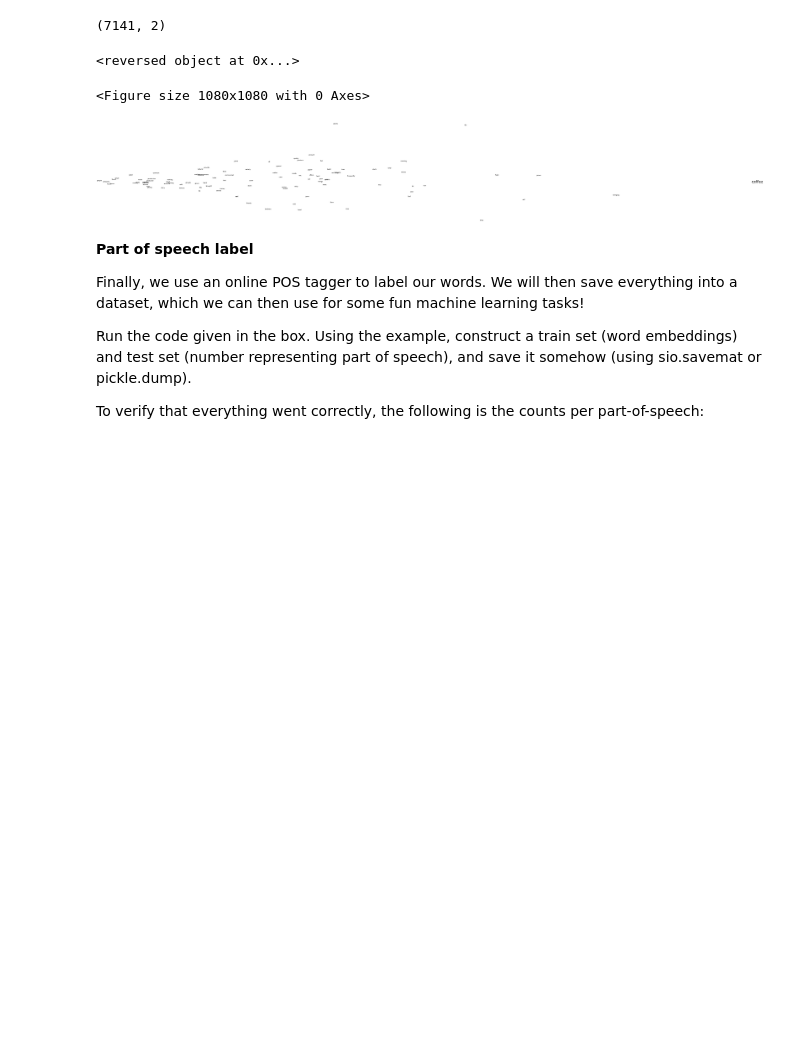
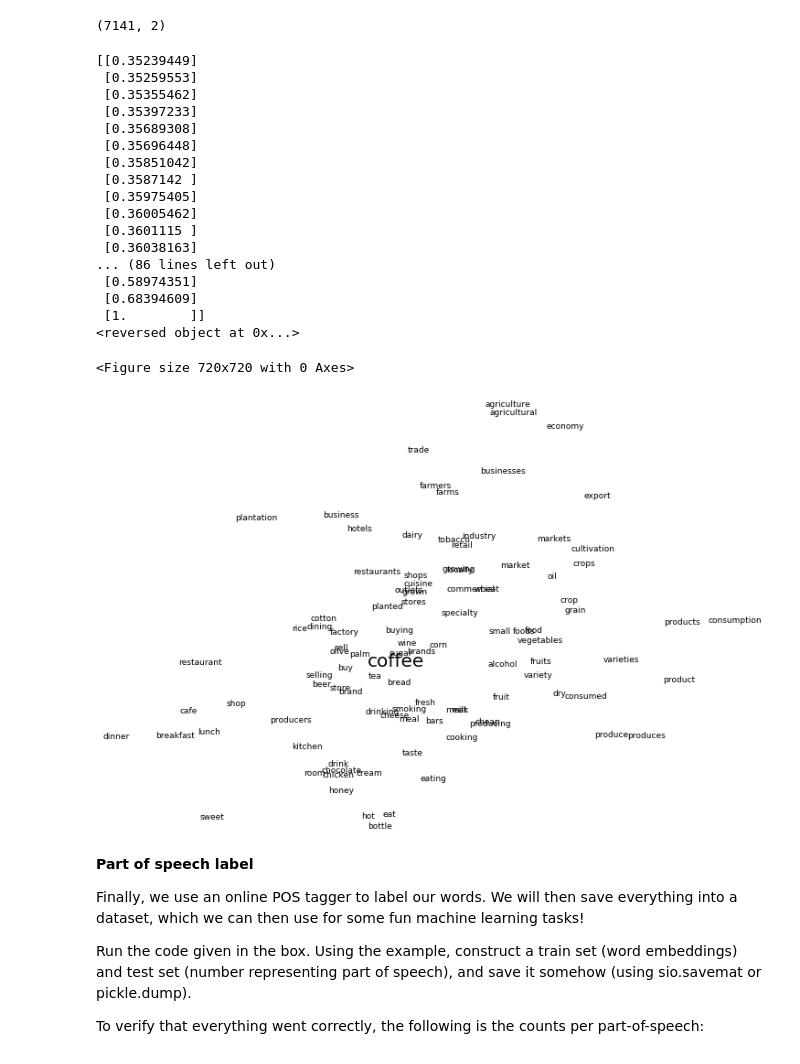
Before and after one commit to adithya8/CSE512-ML-SBU, a Jupyter notebook: project/Solutions/word_embeddings_intro_release.ipynb, the cells around one changed output. Saved outputs shown, nothing was run; the diff lists cells and outputs as text; code cells hidden in the pictures; blank space fills up the shorter version.

```diff
--- a/project/Solutions/word_embeddings_intro_release.ipynb
+++ b/project/Solutions/word_embeddings_intro_release.ipynb
@@ -22,6 +22,8 @@ import scipy.sparse.linalg as ssl
 import nltk
 nltk.download('universal_tagset')
 import scipy.sparse as ss
+
+plt.style.use('tableau-colorblind10')
 # %% [output]
 [nltk_data] Downloading package universal_tagset to
 [nltk_data]     /users2/avirinchipur/nltk_data...
@@ -93,6 +130,8 @@ $$PPMI = U D U^T, \qquad V = UD^{1/2}$$
 
 Hold onto these vectors $V$; they will later be your feature vectors (for each word, a feature vector of length 300)
 # %%
-pmi = np.log(cooccurance*len(wordlist))/(freq)/((freq+1).reshape(-1,1))
+#pmi = np.log(cooccurance*sum(freq))/(freq)/((freq+1).reshape(-1,1))
+pmi = np.log(cooccurance*sum(freq)/(np.dot(freq.reshape(-1,1), freq.reshape(1, -1)) + 1))
 ppmi = pmi
 ppmi[ppmi < 0] = 0
+ppmi.max(), ppmi.min()
@@ -125,15 +166,18 @@ def get_k_closest_words(word, k):
     word_idx = wordlist.index(word)
     word_vec = v[word_idx]
     cossim_nr = np.dot(v, word_vec.reshape(-1, 1))
-    cossim_dr = (np.sqrt(np.sum(v**2, axis=1))).reshape(-1,1)
+    cossim_dr = (np.sqrt(np.sum(v**2, axis=1)*np.sum(word_vec**2))).reshape(-1,1) + np.finfo(float).eps
 
     cossim = cossim_nr/cossim_dr
     closest_word_idx = np.argsort(cossim.reshape(-1,))
 
     #closest_word_idx = closest_word_idx[closest_word_idx!=word_idx]
+    print (cossim[closest_word_idx[-k-1:]])
+    return reversed(closest_word_idx[-k-1:])
 
-    return reversed(closest_word_idx[-k-1:-1])
+print ([wordlist[i] for i in get_k_closest_words('shanghai',10)])
+print ([wordlist[i] for i in get_k_closest_words('coffee',10)])
 
 print ([wordlist[i] for i in get_k_closest_words('mumbai',10)])
-print ([wordlist[i] for i in get_k_closest_words('coffee',10)])
+print ([wordlist[i] for i in get_k_closest_words('phone',10)])
 # %% [output]
@@ -157,23 +216,40 @@ print (v_norm_pca.shape)
 # %%
 plot_words = get_k_closest_words('coffee', 100)
 print (plot_words)
 
-vec_pca = (v_norm_pca*(10**5*1.25))
-plt.figure(figsize=(15,15))
+vec_pca = v_norm_pca*1
+plt.figure(figsize=(10,10))
 fig, ax = plt.subplots()
 ax.axis("off")
 
 for k in plot_words:
     if wordlist[k] != "coffee":
-        plt.text(vec_pca[k,0],vec_pca[k,1], wordlist[k], fontsize=12)
+        plt.text(vec_pca[k,0],vec_pca[k,1], wordlist[k], fontsize=9)
     else:
-        plt.text(vec_pca[k,0],vec_pca[k,1], wordlist[k], fontsize=30)
+        plt.text(vec_pca[k,0],vec_pca[k,1], wordlist[k], fontsize=20)
 
 plt.show()
+fig.savefig(f"word_space.png", bbox_inches="tight", pad_inches=0.5)
 # %% [output]
+[[0.35239449]
+ [0.35259553]
+ [0.35355462]
+ [0.35397233]
+ [0.35689308]
+ [0.35696448]
+ [0.35851042]
+ [0.3587142 ]
+ [0.35975405]
+ [0.36005462]
+ [0.3601115 ]
+ [0.36038163]
+... (86 lines left out)
+ [0.58974351]
+ [0.68394609]
+ [1.        ]]
 <reversed object at 0x...>
-<Figure size 1080x1080 with 0 Axes>
+<Figure size 720x720 with 0 Axes>
-[figure, old version]
+[figure, new version]
 # %% [markdown]
 **Part of speech label**
 
```
Also changed, not shown: parts of 8 cells of this notebook, 41 other files.
